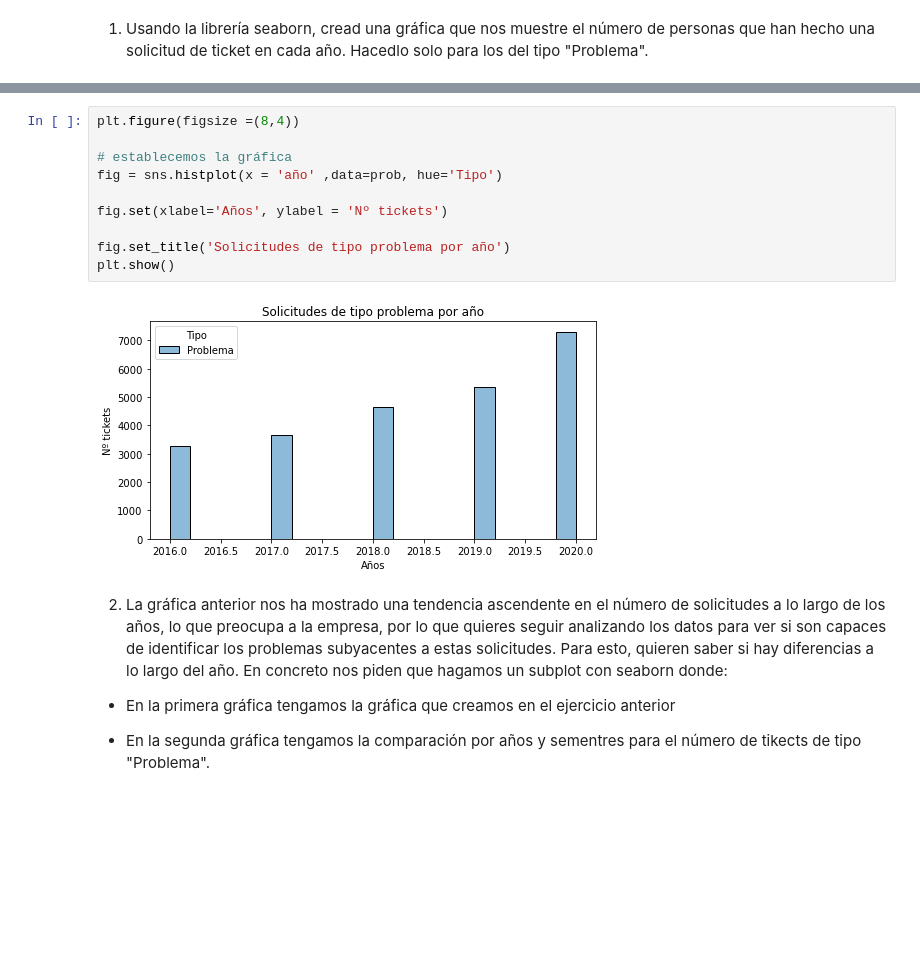
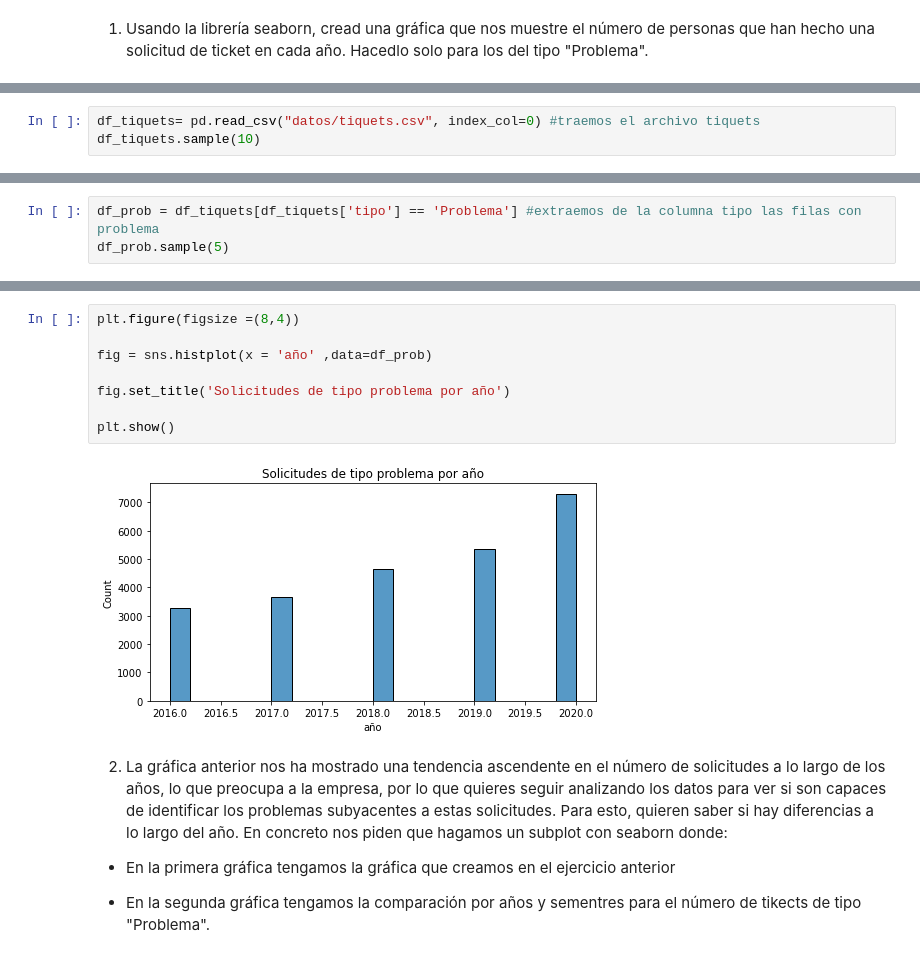
Before and after one commit to Adalab/Adalab-promo-d-da-modulo2-sprint1-Iris-Elisa, a Jupyter notebook: visualizacion/seaborn.ipynb, the cells around one changed output, grey strips where cells are left out. Saved outputs shown, nothing was run; the diff lists cells and outputs as text; blank space fills up the shorter version.

```diff
--- a/visualizacion/seaborn.ipynb
+++ b/visualizacion/seaborn.ipynb
@@ -23,0 +15,3 @@ prob.head(1)
+# %%
+df_tiquets= pd.read_csv("datos/tiquets.csv", index_col=0) #traemos el archivo tiquets
+df_tiquets.sample(10)
@@ -23,0 +30,3 @@ prob.head(1)
+# %%
+df_prob = df_tiquets[df_tiquets['tipo'] == 'Problema'] #extraemos de la columna tipo las filas con problema
+df_prob.sample(5)
@@ -24,15 +40,13 @@ prob.head(1)
 # %%
 plt.figure(figsize =(8,4))
 
-# establecemos la gráfica
-fig = sns.histplot(x = 'año' ,data=prob, hue='Tipo')
-
-fig.set(xlabel='Años', ylabel = 'Nº tickets')
+fig = sns.histplot(x = 'año' ,data=df_prob)
 
 fig.set_title('Solicitudes de tipo problema por año')
+
 plt.show()
 # %% [output]
-[figure, old version]
+[figure, new version]
 # %% [markdown]
 2. La gráfica anterior nos ha mostrado una tendencia ascendente en el número de solicitudes a lo largo de los años, lo que preocupa a la empresa, por lo que quieres seguir analizando los datos para ver si son capaces de identificar los problemas subyacentes a estas solicitudes. Para esto, quieren saber si hay diferencias a lo largo del año. En concreto nos piden que hagamos un subplot con seaborn donde:
 
```
Also changed, not shown: parts of 9 cells of this notebook, 2 other files.
